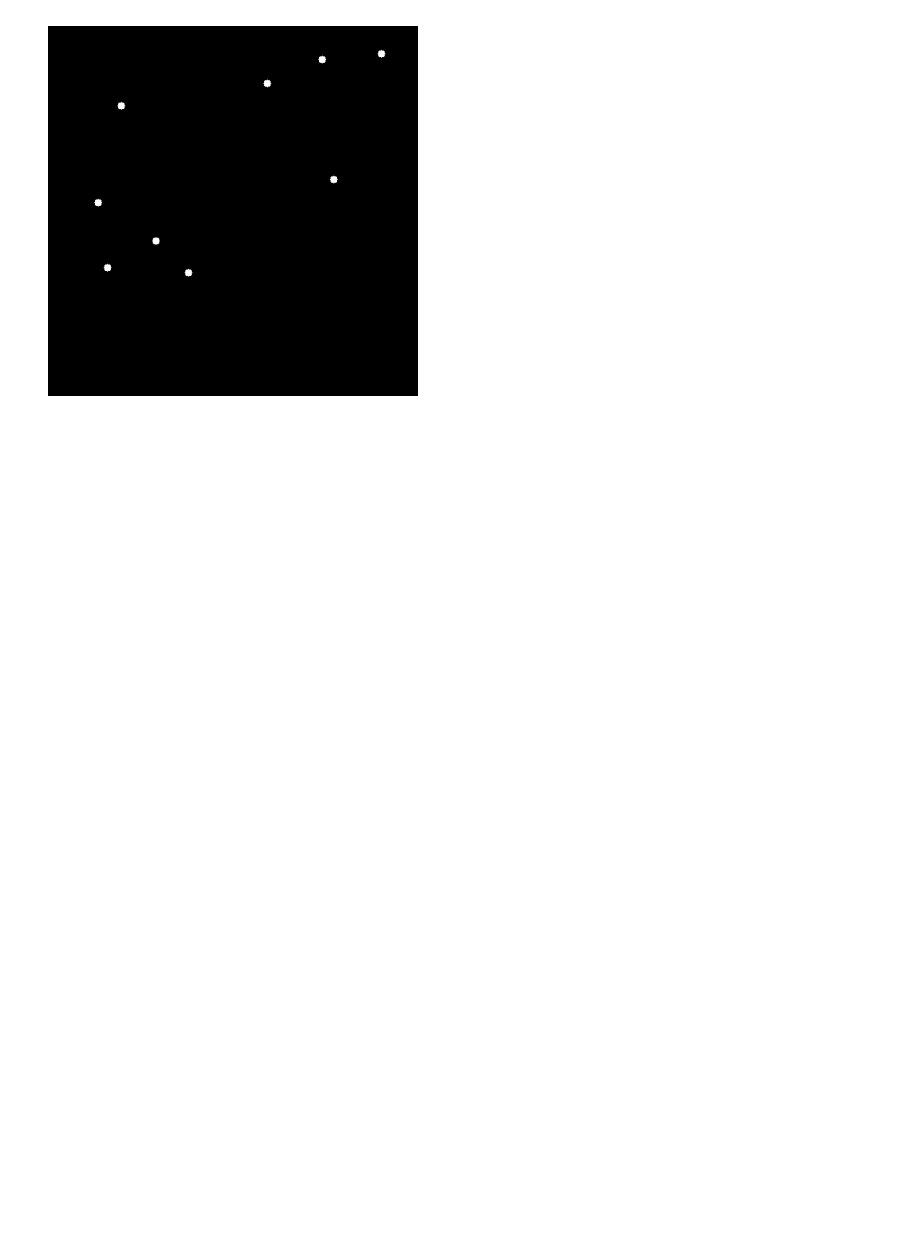
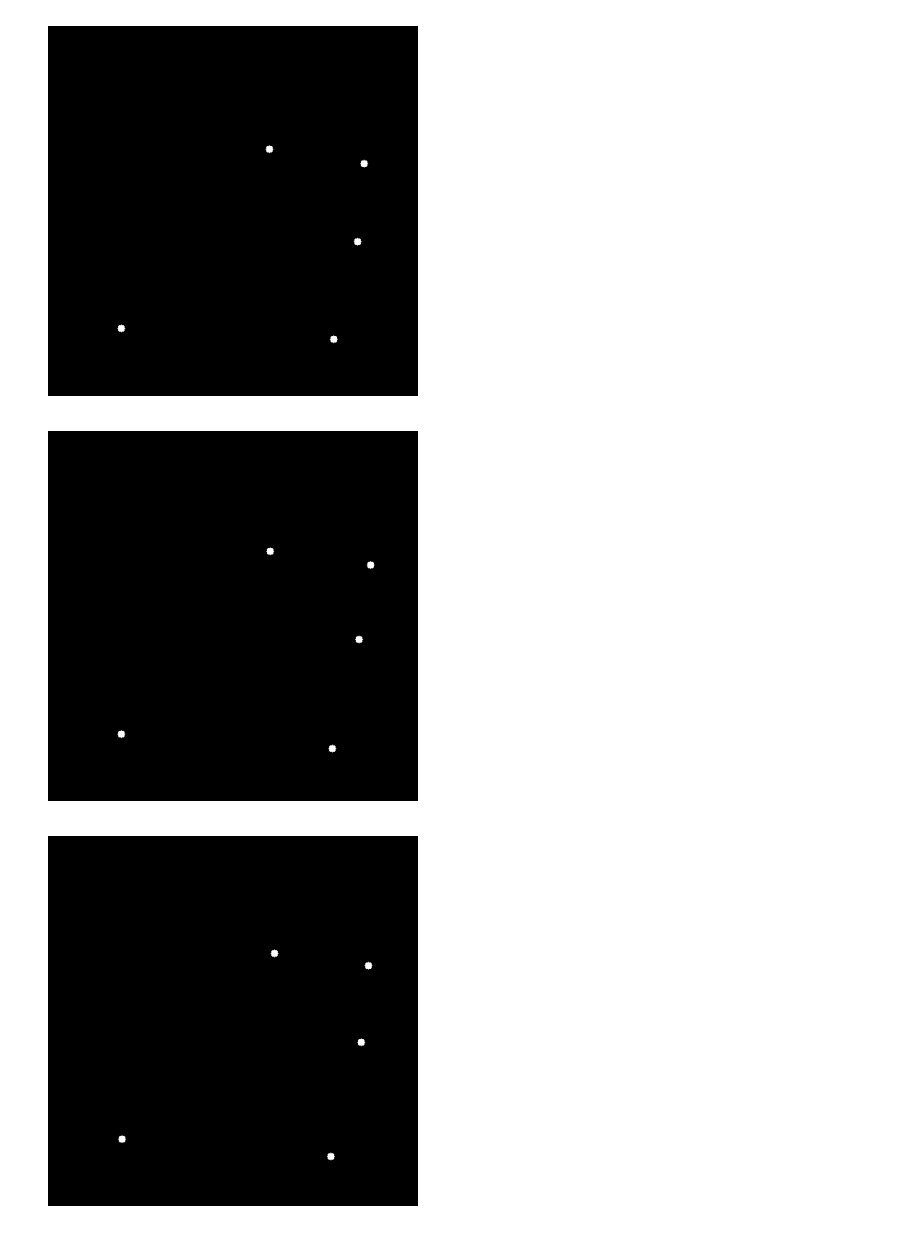
Before and after one commit to mosturm/IWR_CellTrack, a Jupyter notebook: dots_2_CNet.ipynb, the cells around one changed output. Saved outputs shown, nothing was run; the diff lists cells and outputs as text; code cells hidden in the pictures; blank space fills up the shorter version.

```diff
--- a/dots_2_CNet.ipynb
+++ b/dots_2_CNet.ipynb
@@ -64,6 +235,9 @@ def ind2CNet(ind_list):
 # %%
-path_GT='2_GT'
+path_GT='1_GT'
 
-make_ini_pic(path_GT, t=30)
+for z in range(31):
+    make_ini_pic(path_GT, t=z)
 # %% [output]
-[figure, old version]
+[figure, new version]
+[figure, added]
+[figure, added]
```
Also changed, not shown: parts of 6 cells of this notebook, 3 other files.
